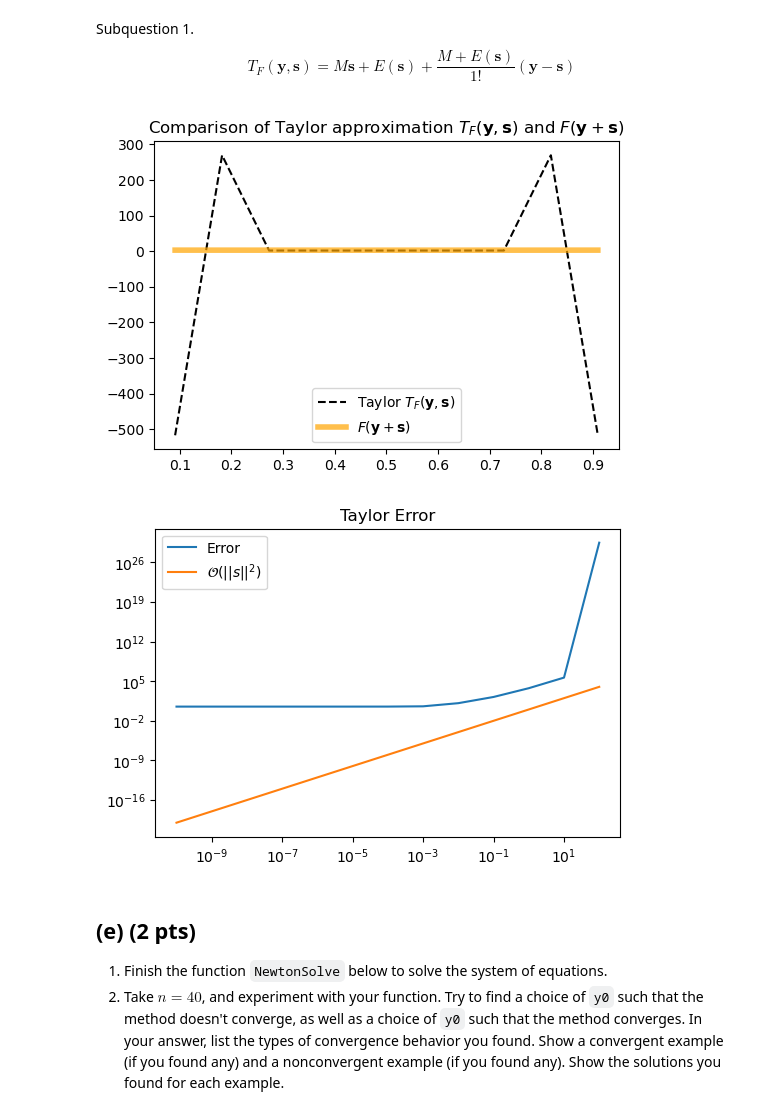
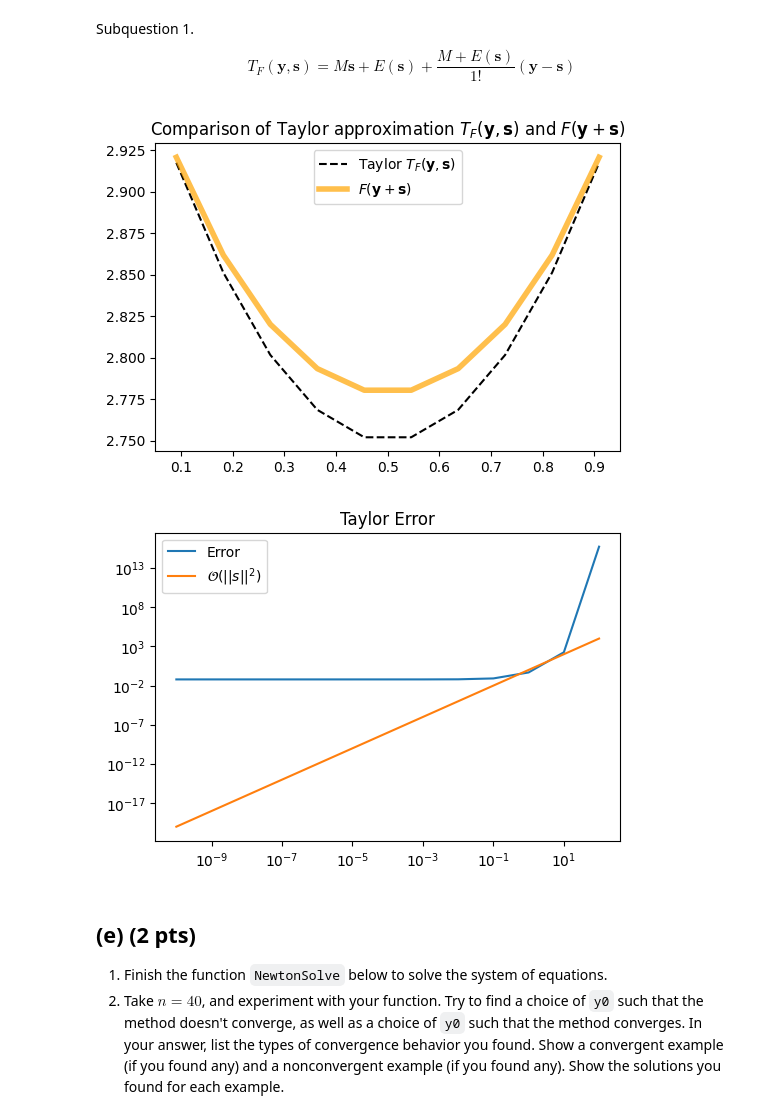
Before and after one commit to jonas4climate/na-assignment1, a Jupyter notebook: hw4_2023.ipynb, the cells around one changed output. Saved outputs shown, nothing was run; the diff lists cells and outputs as text; code cells hidden in the pictures.

```diff
--- a/hw4_2023.ipynb
+++ b/hw4_2023.ipynb
@@ -214,10 +214,10 @@ $$T_{F}(\mathbf{y}, \mathbf{s}) = M \mathbf{s} + E(\mathbf{s}) + \frac{M + E(\ma
 # Subquestions 2 and 3.
 def TaylorF(y, h):
     '''Returns Taylor approximation of F at y with step size h'''
-    return F(h) * JacobianF(h) @ (y-h)
+    return F(h) + JacobianF(h) @ (y-h)
 
 
-s = np.full(n, 0.1)
+s = np.full(n, 10**-9)
 taylor_approx = TaylorF(exact_y, s)
 
 plt.figure(figsize=(6,4))
@@ -228,35 +228,35 @@ plt.legend()
 plt.show()
 
 # Still to be fixed
 
 def explore_taylor_error(h_space, n=10):
     errors = []
     O_errors = []
     approx_data = F(exact_y)
     for h in h_space:
         s = np.ones(n)
         s = s / np.linalg.norm(s) * h
         taylor_approx = TaylorF(exact_y, s)
         error = np.linalg.norm(approx_data - taylor_approx)
         O_error = np.linalg.norm(s)**2
         errors.append(error)
         O_errors.append(O_error)
     return errors, O_errors
 
 h_space = np.logspace(-10, 2, 13)
 errors, O_errors = explore_taylor_error(h_space)
 
 plt.figure(figsize=(6,4))
 plt.title('Taylor Error')
 plt.plot(h_space, errors, label='Error')
 plt.plot(h_space, O_errors, label='$\\mathcal{O}(||s||^2)$')
 plt.yscale('log')
 plt.xscale('log')
 plt.legend()
 plt.show()
 # %% [output]
-[figure, old version]
+[figure, new version]
-[figure, old version]
+[figure, new version]
 # %% [markdown]
 ## (e) (2 pts)
 1. Finish the function `NewtonSolve` below to solve the system of equations.
```
Also changed, not shown: parts of 1 cell of this notebook.
